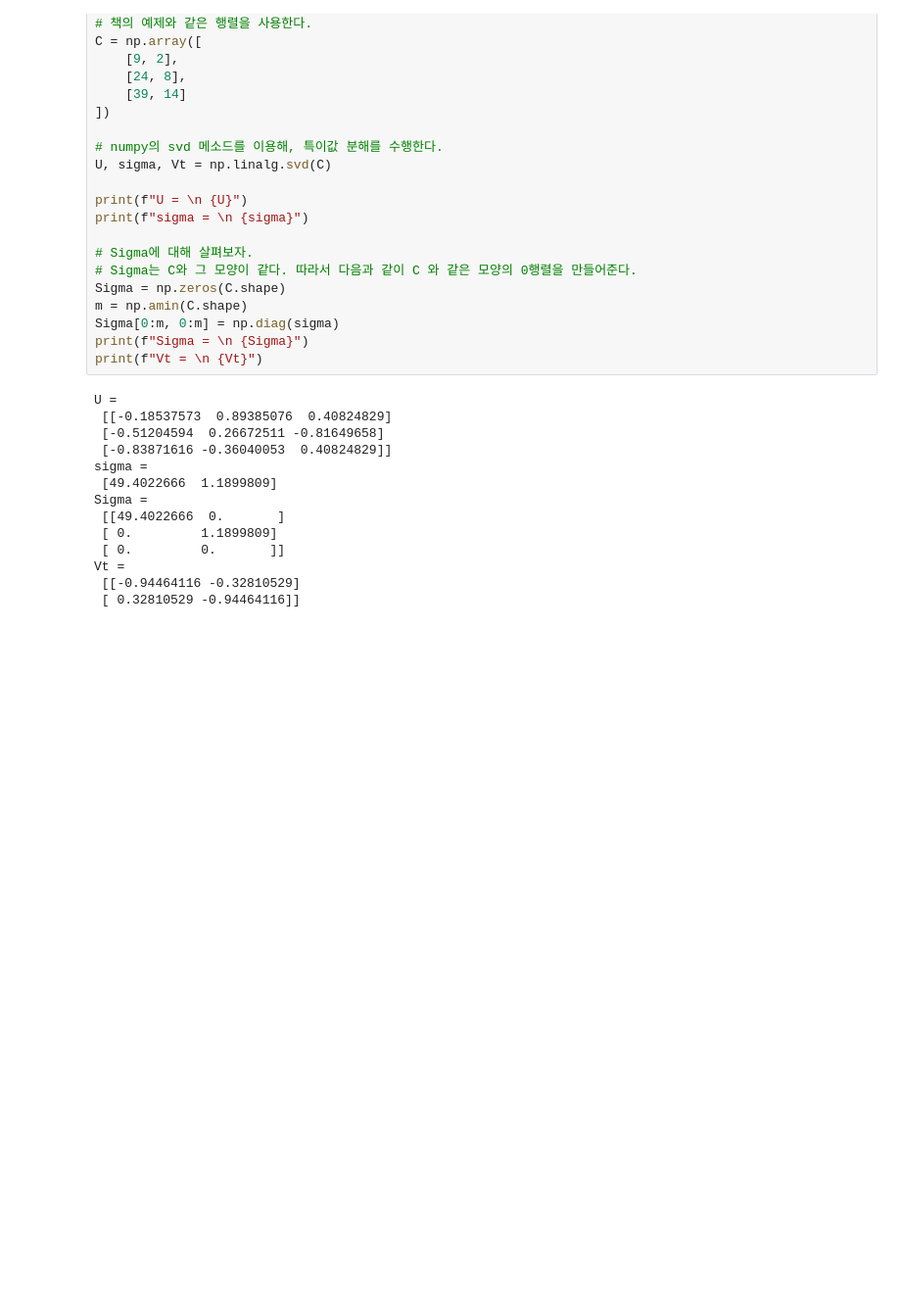
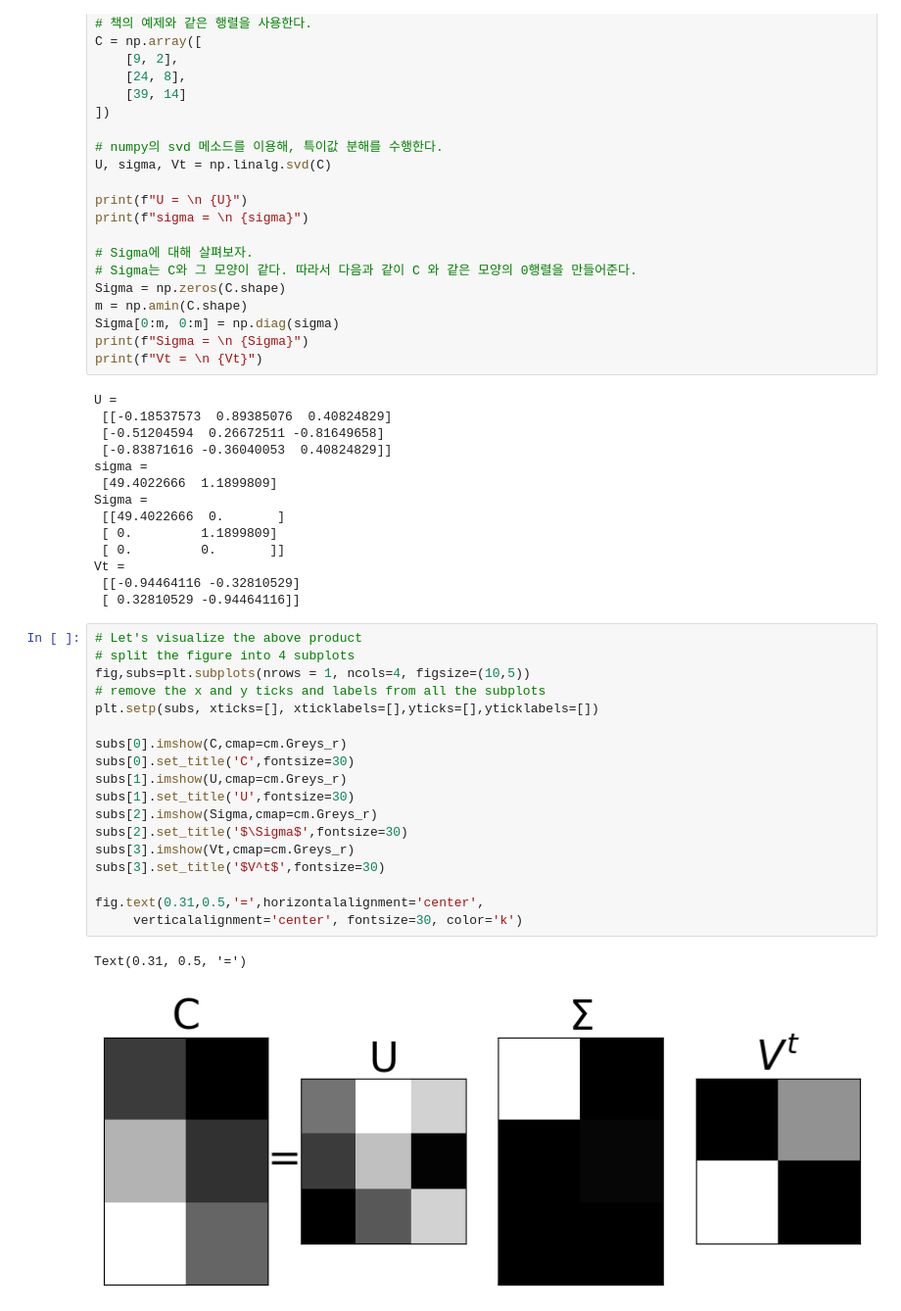
Before and after one commit to TaeKyungg2/essential-mathematics-for-ai, a Jupyter notebook: chapter06/chapter6.ipynb, the cells around one changed output. Shown at 98% size. Drawn from its saved outputs; the diff is of its cells as text; blank space fills up the shorter version.

```diff
--- a/chapter06/chapter6.ipynb
+++ b/chapter06/chapter6.ipynb
@@ -43,3 +43,24 @@ Sigma =
 Vt =
  [[-0.94464116 -0.32810529]
  [ 0.32810529 -0.94464116]]
+# %%
+# Let's visualize the above product
+# split the figure into 4 subplots
+fig,subs=plt.subplots(nrows = 1, ncols=4, figsize=(10,5))
+# remove the x and y ticks and labels from all the subplots
+plt.setp(subs, xticks=[], xticklabels=[],yticks=[],yticklabels=[])
+
+subs[0].imshow(C,cmap=cm.Greys_r)
+subs[0].set_title('C',fontsize=30)
+subs[1].imshow(U,cmap=cm.Greys_r)
+subs[1].set_title('U',fontsize=30)
+subs[2].imshow(Sigma,cmap=cm.Greys_r)
+subs[2].set_title('$\Sigma$',fontsize=30)
+subs[3].imshow(Vt,cmap=cm.Greys_r)
+subs[3].set_title('$V^t$',fontsize=30)
+
+fig.text(0.31,0.5,'=',horizontalalignment='center',
+     verticalalignment='center', fontsize=30, color='k')
+# %% [output]
+Text(0.31, 0.5, '=')
+[figure, added]
```
Also changed, not shown: parts of 27 cells of this notebook, 1 other file.
